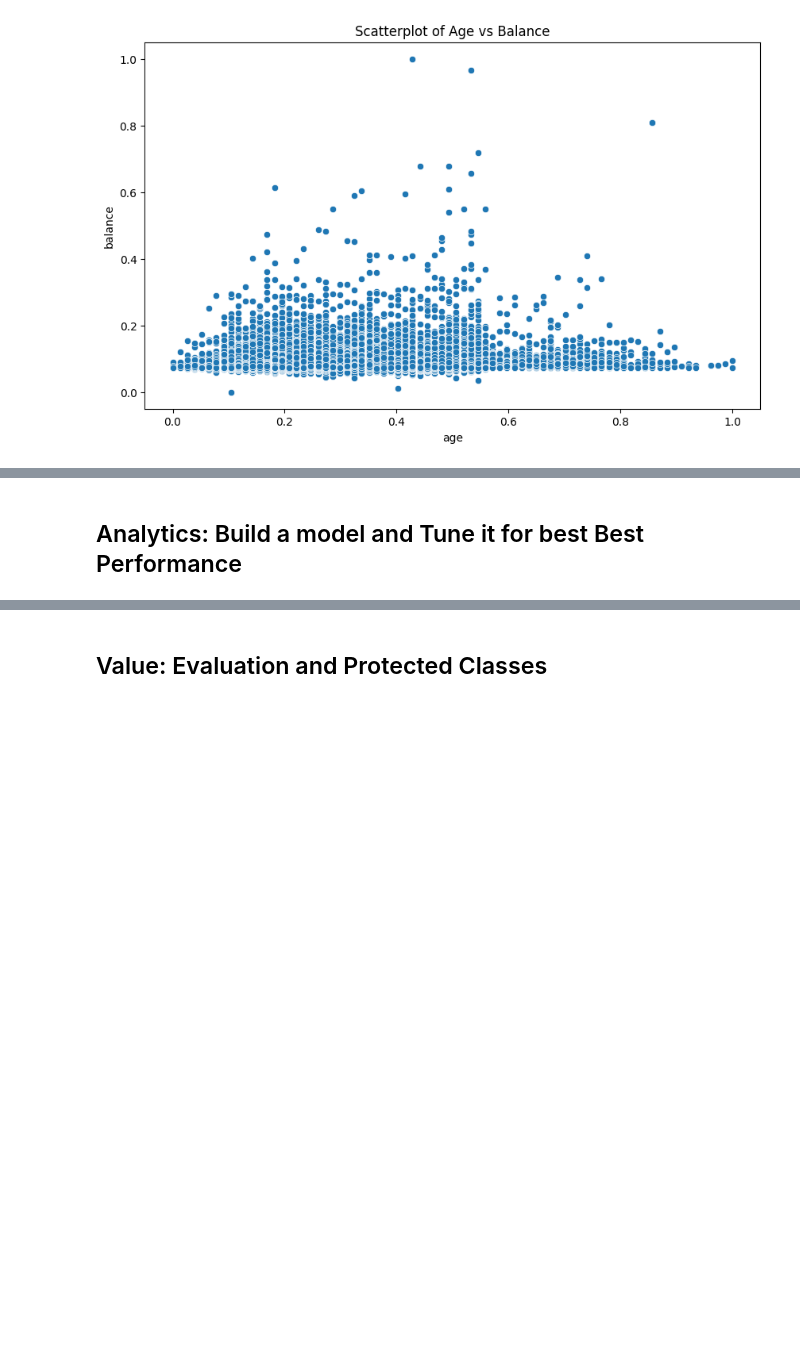
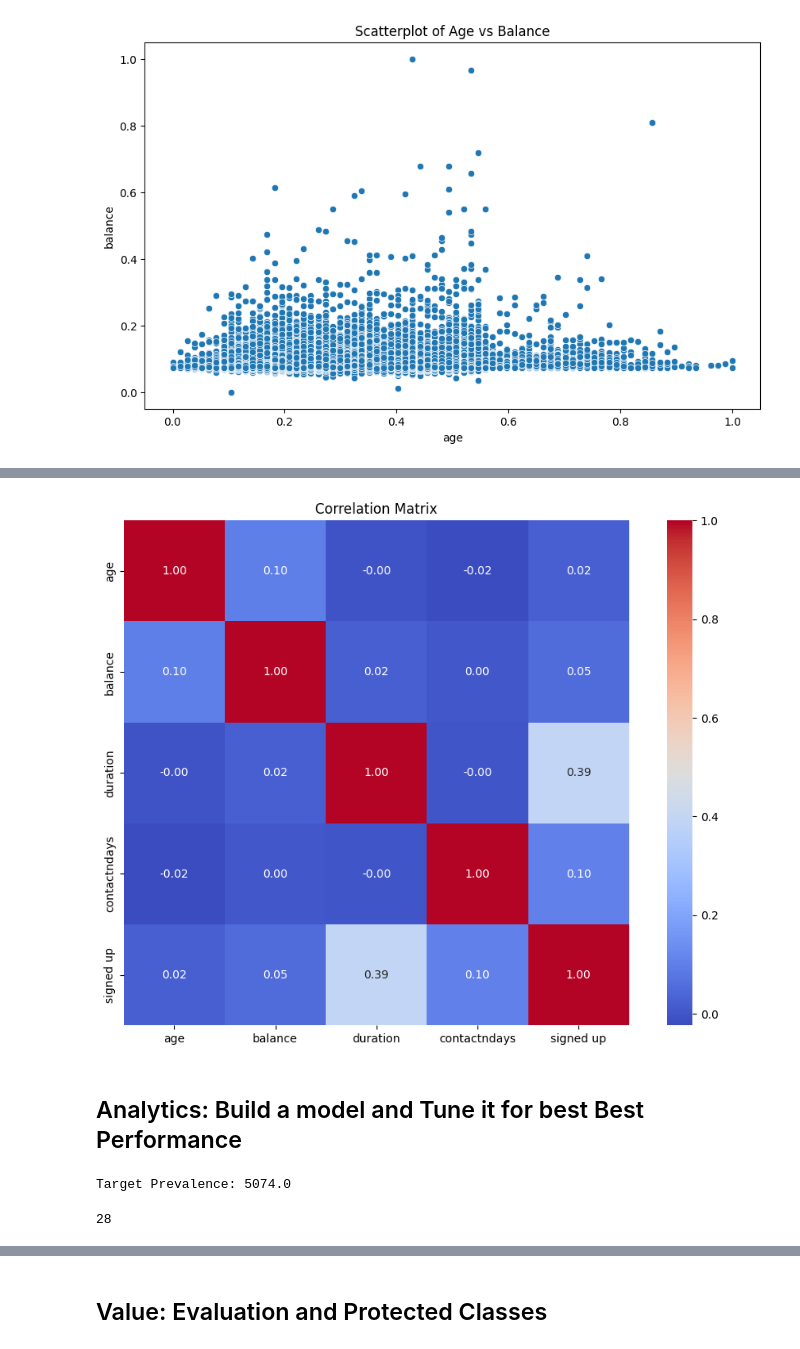
Before and after one commit to dgc6xd/ds1001_final, a Jupyter notebook: ds1001_final/notebooks/Final_Project_Notebook.ipynb, the cells around one changed output, grey strips where cells are left out. Saved outputs shown, nothing was run; the diff lists cells and outputs as text; code cells hidden in the pictures; blank space fills up the shorter version.

```diff
--- a/ds1001_final/notebooks/Final_Project_Notebook.ipynb
+++ b/ds1001_final/notebooks/Final_Project_Notebook.ipynb
@@ -191,22 +205,30 @@ plt.show()
 # %%
 #Correlation matrix, make sure to only include numeric variables
-num_values = "xx".select_dtypes(include=['number'])
+num_values = data.select_dtypes(include=['number'])
 correlation_matrix = num_values.corr()
 plt.figure(figsize=(12, 8))
 sns.heatmap(correlation_matrix, annot=True, fmt='.2f', cmap='coolwarm', square=True)
 plt.title('Correlation Matrix')
 plt.show()
+# %% [output]
+[figure, added]
 # %% [markdown]
 ## Analytics: Build a model and Tune it for best Best Performance
 # %%
 # What is the ‘target’ of a model and what is the prevalence of the target in your dataset? Remember prevalence
 # is the proportion of records that take on the value of interest for the target variable, usually the positive class.
-target_prevalence = "xx"['TargetVariable'].sum()  # Replace 'TargetVariable' with your target column name
+# The target of the model is the variable the model is trying to preict.
+target_prevalence = data['signed up'].sum()  # Replace 'TargetVariable' with your target column name
 print(f'Target Prevalence: {target_prevalence}')
+# %% [output]
+Target Prevalence: 5074.0
 # %%
 # Divide the dataset into features and target
-target = "xx"['TargetVariable']  # Replace 'TargetVariable' with your actual target column name and "xx" with your dataframe name
-features = "xx".drop(columns=['TargetVariable']) # Drop the target column from features
+target = data['signed up']  # Replace 'TargetVariable' with your actual target column name and "xx" with your dataframe name
+features = data.drop(columns=['signed up']) # Drop the target column from features
+print(len(features.columns))
+# %% [output]
+28
 # %%
 X_train, X_test, y_train, y_test = train_test_split(features, target, test_size=0.2, random_state=42)
 # %%
```
Also changed, not shown: parts of 17 cells of this notebook.
